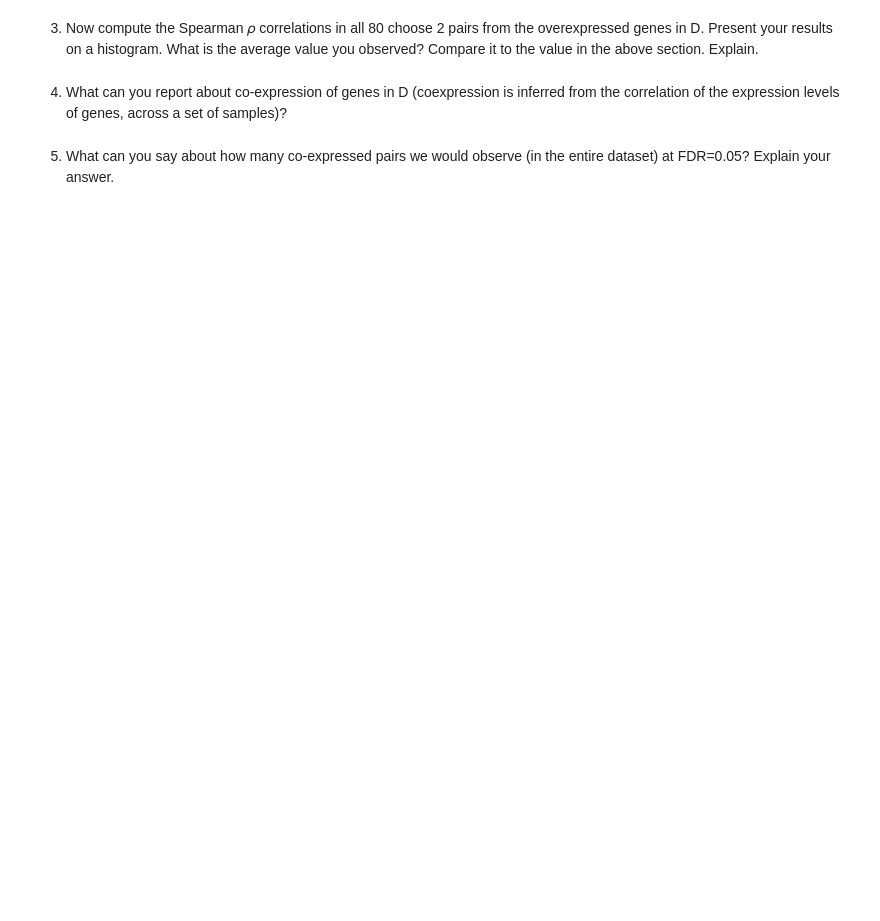
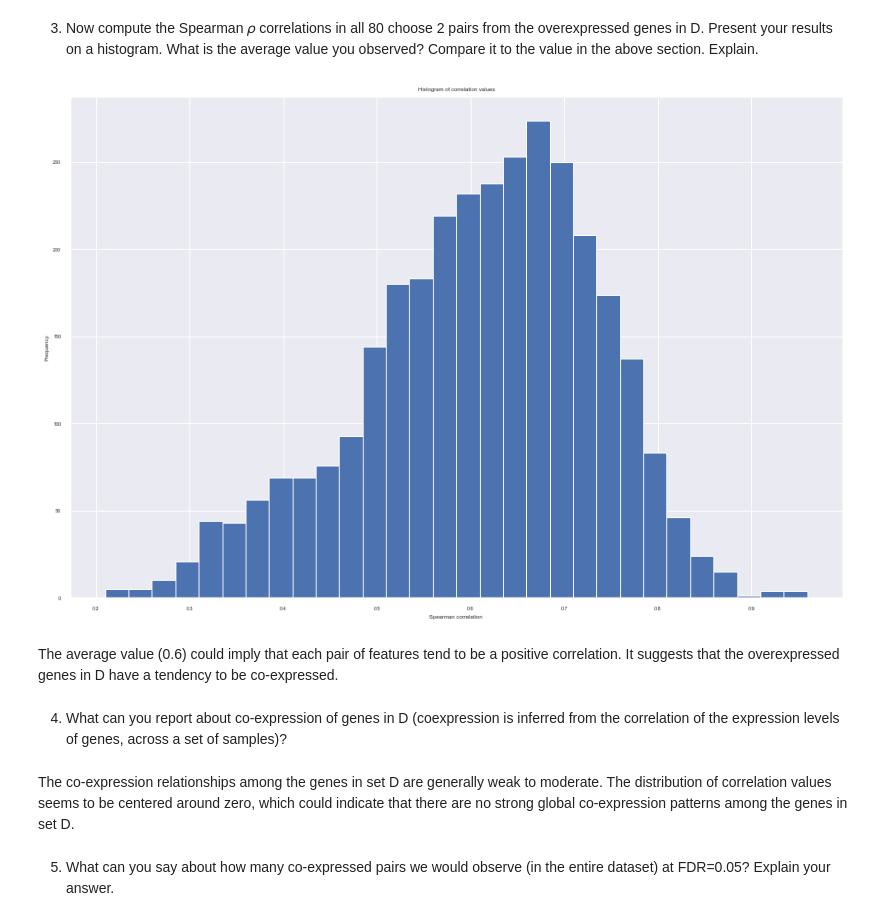
Before and after one commit to gabrielmazor/MLDS-Statistics-and-Data-Analysis, a Jupyter notebook: HW3.ipynb, the cells around one changed output. Saved outputs shown, nothing was run; the diff lists cells and outputs as text; code cells hidden in the pictures; blank space fills up the shorter version.

```diff
--- a/HW3.ipynb
+++ b/HW3.ipynb
@@ -196,8 +347,26 @@ genes, D, which is the union of the above two sets.
 # %% [markdown]
 3. Now compute the Spearman 𝜌 correlations in all 80 choose 2 pairs from the overexpressed genes in D. Present your results on a histogram. What is the average value you observed?
 Compare it to the value in the above section. Explain.
+# %%
+D_genes_set_over = df[top_right]
+over_corr = D_genes_set_over.corr(method='spearman')
+corr_values = over_corr.where(np.triu(np.ones(over_corr.shape), k=1).astype(bool)).stack()
+
+plt.figure(figsize = (15,10))
+plt.hist(corr_values, bins=30)
+plt.xlabel('Spearman correlation')
+plt.ylabel('Frequency')
+plt.title('Histogram of correlation values')
+plt.show()
+# %% [output]
+[figure, added]
+# %% [markdown]
+The average value (0.6) could imply that each pair of features tend to be a positive correlation.
+It suggests that the overexpressed genes in D have a tendency to be co-expressed.
 # %% [markdown]
 4. What can you report about co-expression of genes in D (coexpression is inferred from the correlation of the expression levels of genes, across a set of samples)?
+# %% [markdown]
+The co-expression relationships among the genes in set D are generally weak to moderate. The distribution of correlation values seems to be centered around zero, which could indicate that there are no strong global co-expression patterns among the genes in set D.
 # %% [markdown]
 5. What can you say about how many co-expressed pairs we would observe (in the entire dataset) at FDR=0.05?
    Explain your answer.
```
Also changed, not shown: parts of 55 cells of this notebook.
